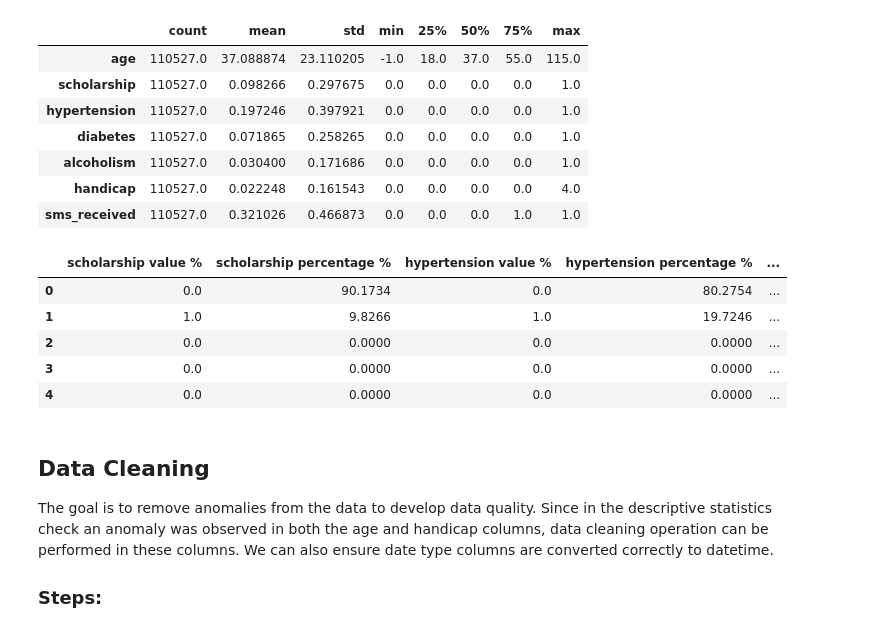
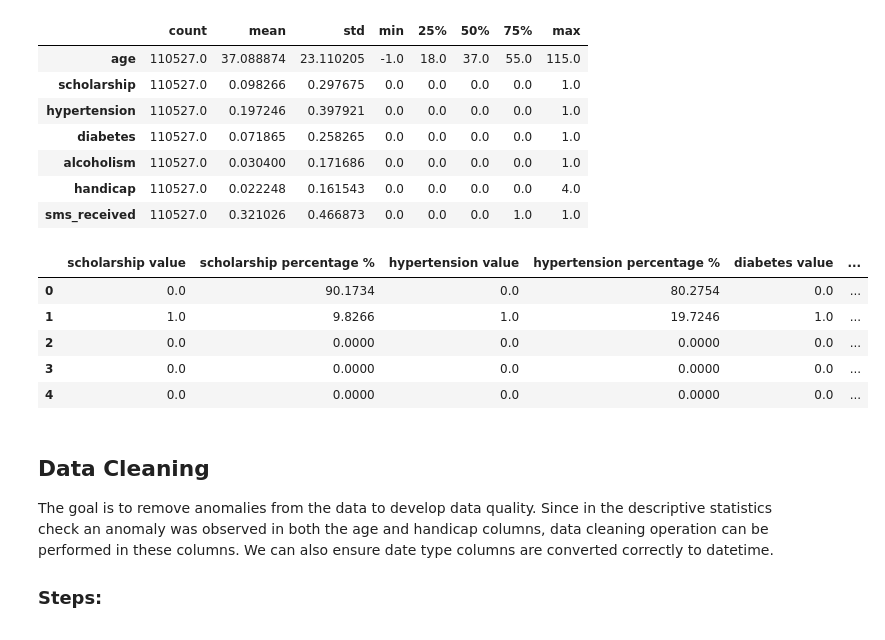
Before and after one commit to KingXP-Pythoner/appt-noshow-model, a Jupyter notebook: Medical_Appointment_No_Show_Classification_Prediction.ipynb, the cells around one changed output. Drawn from its saved outputs; the diff is of its cells as text; code cells hidden in the pictures.

```diff
--- a/Medical_Appointment_No_Show_Classification_Prediction.ipynb
+++ b/Medical_Appointment_No_Show_Classification_Prediction.ipynb
@@ -170,20 +170,20 @@ df[df.select_dtypes(exclude='object').columns.drop(["patient_id"])].describe().T
 # %%
 num_cols_no_age = df.select_dtypes(exclude='object').columns.drop(['patient_id', 'age'])
 
 # Concatenate the percentage distribution data for all columns
-perc_dist = pd.concat([pd.DataFrame({f"{column} value %": df[column].value_counts(normalize=True).index,
+perc_dist = pd.concat([pd.DataFrame({f"{column} value": df[column].value_counts(normalize=True).index,
                                                 f"{column} percentage %": (df[column].value_counts(normalize=True) * 100).round(4).values})
                                   for column in num_cols_no_age], axis=1)
 perc_dist = perc_dist.fillna(0)
 
 perc_dist
 # %% [output]
-|  | scholarship value % | scholarship percentage % | hypertension value % | hypertension percentage % | ... |
-| 0 | 0.0 | 90.1734 | 0.0 | 80.2754 | ... |
-| 1 | 1.0 | 9.8266 | 1.0 | 19.7246 | ... |
-| 2 | 0.0 | 0.0000 | 0.0 | 0.0000 | ... |
-| 3 | 0.0 | 0.0000 | 0.0 | 0.0000 | ... |
-| 4 | 0.0 | 0.0000 | 0.0 | 0.0000 | ... |
+|  | scholarship value | scholarship percentage % | hypertension value | hypertension percentage % | diabetes value | ... |
+| 0 | 0.0 | 90.1734 | 0.0 | 80.2754 | 0.0 | ... |
+| 1 | 1.0 | 9.8266 | 1.0 | 19.7246 | 1.0 | ... |
+| 2 | 0.0 | 0.0000 | 0.0 | 0.0000 | 0.0 | ... |
+| 3 | 0.0 | 0.0000 | 0.0 | 0.0000 | 0.0 | ... |
+| 4 | 0.0 | 0.0000 | 0.0 | 0.0000 | 0.0 | ... |
 # %% [markdown]
 ## Data Cleaning
 The goal is to remove anomalies from the data to develop data quality. Since in the descriptive statistics check an anomaly was observed in both the age and handicap columns, data cleaning operation can be performed in these columns. We can also ensure date type columns are converted correctly to datetime.
```
Also changed, not shown: parts of 10 cells of this notebook.
